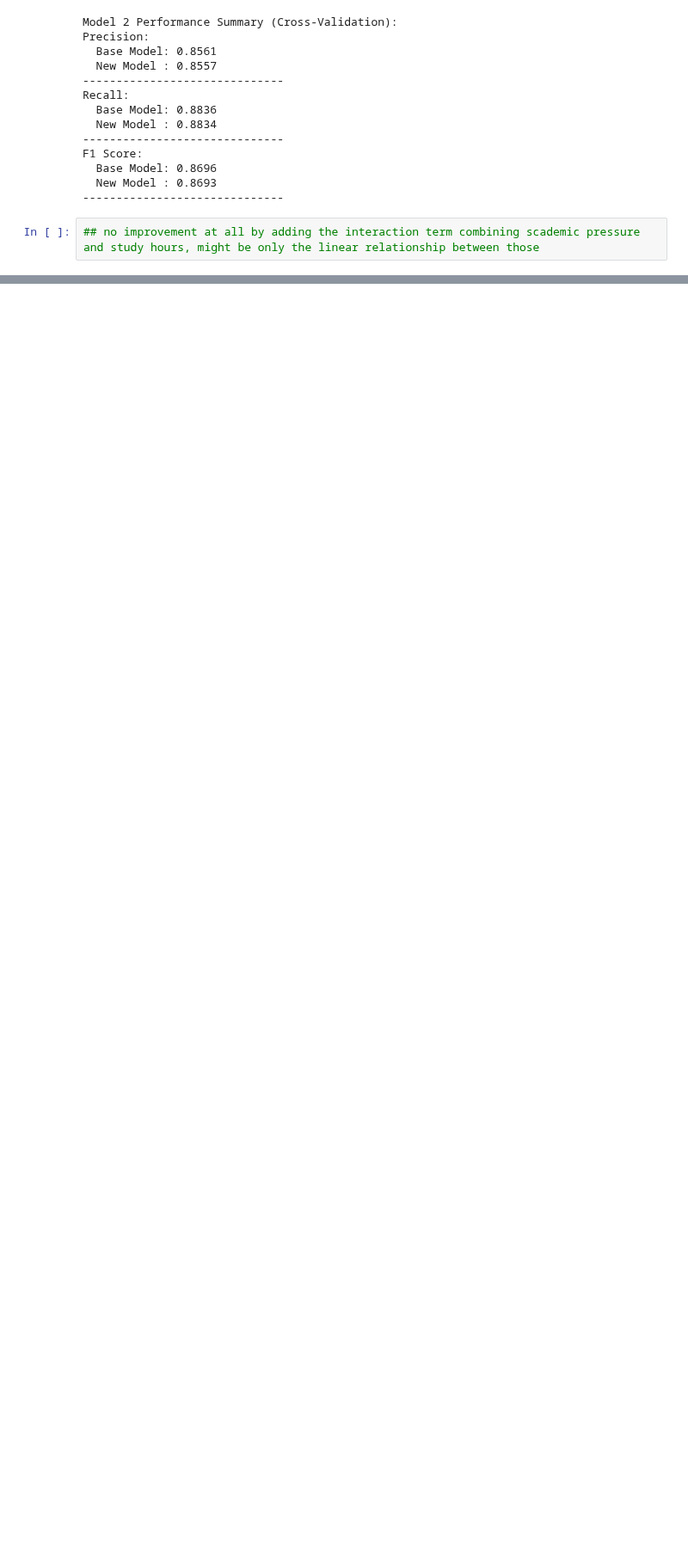
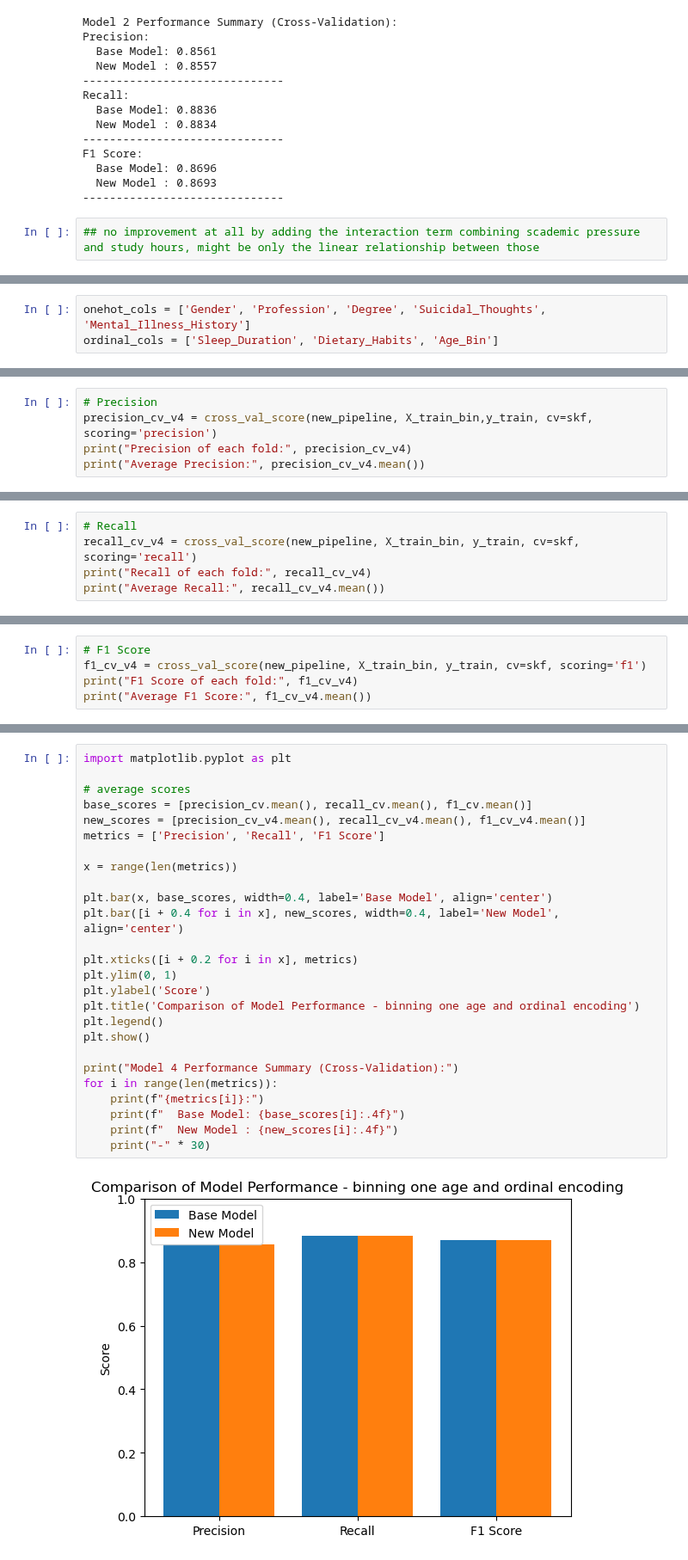
Before and after one commit to rushring/CS_Group07_StudentDepressionDetection, a Jupyter notebook: notebooks/Rushani_Logistic_Regression/feaEngineering_tuning.ipynb, the cells around one changed output, grey strips where cells are left out. Shown at 86% size. Saved outputs shown, nothing was run; the diff lists cells and outputs as text; blank space fills up the shorter version.

```diff
--- a/notebooks/Rushani_Logistic_Regression/feaEngineering_tuning.ipynb
+++ b/notebooks/Rushani_Logistic_Regression/feaEngineering_tuning.ipynb
@@ -296,0 +394,3 @@ F1 Score:
+# %%
+onehot_cols = ['Gender', 'Profession', 'Degree', 'Suicidal_Thoughts', 'Mental_Illness_History']
+ordinal_cols = ['Sleep_Duration', 'Dietary_Habits', 'Age_Bin']
@@ -296,0 +417,5 @@ F1 Score:
+# %%
+# Precision
+precision_cv_v4 = cross_val_score(new_pipeline, X_train_bin,y_train, cv=skf, scoring='precision')
+print("Precision of each fold:", precision_cv_v4)
+print("Average Precision:", precision_cv_v4.mean())
@@ -296,0 +425,5 @@ F1 Score:
+# %%
+# Recall
+recall_cv_v4 = cross_val_score(new_pipeline, X_train_bin, y_train, cv=skf, scoring='recall')
+print("Recall of each fold:", recall_cv_v4)
+print("Average Recall:", recall_cv_v4.mean())
@@ -296,0 +433,5 @@ F1 Score:
+# %%
+# F1 Score
+f1_cv_v4 = cross_val_score(new_pipeline, X_train_bin, y_train, cv=skf, scoring='f1')
+print("F1 Score of each fold:", f1_cv_v4)
+print("Average F1 Score:", f1_cv_v4.mean())
@@ -296,0 +441,28 @@ F1 Score:
+# %%
+import matplotlib.pyplot as plt
+
+# average scores
+base_scores = [precision_cv.mean(), recall_cv.mean(), f1_cv.mean()]
+new_scores = [precision_cv_v4.mean(), recall_cv_v4.mean(), f1_cv_v4.mean()]
+metrics = ['Precision', 'Recall', 'F1 Score']
+
+x = range(len(metrics))
+
+plt.bar(x, base_scores, width=0.4, label='Base Model', align='center')
+plt.bar([i + 0.4 for i in x], new_scores, width=0.4, label='New Model', align='center')
+
+plt.xticks([i + 0.2 for i in x], metrics)
+plt.ylim(0, 1)
+plt.ylabel('Score')
+plt.title('Comparison of Model Performance - binning one age and ordinal encoding')
+plt.legend()
+plt.show()
+
+print("Model 4 Performance Summary (Cross-Validation):")
+for i in range(len(metrics)):
+    print(f"{metrics[i]}:")
+    print(f"  Base Model: {base_scores[i]:.4f}")
+    print(f"  New Model : {new_scores[i]:.4f}")
+    print("-" * 30)
+# %% [output]
+[figure, added]
```
Also changed, not shown: parts of 23 cells of this notebook, 1 other file.
